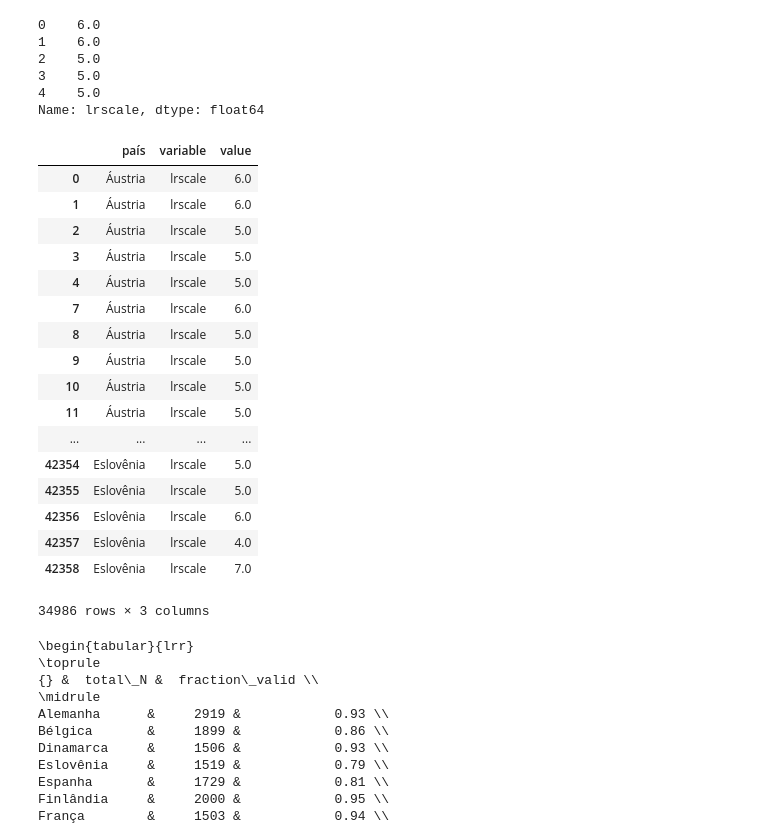
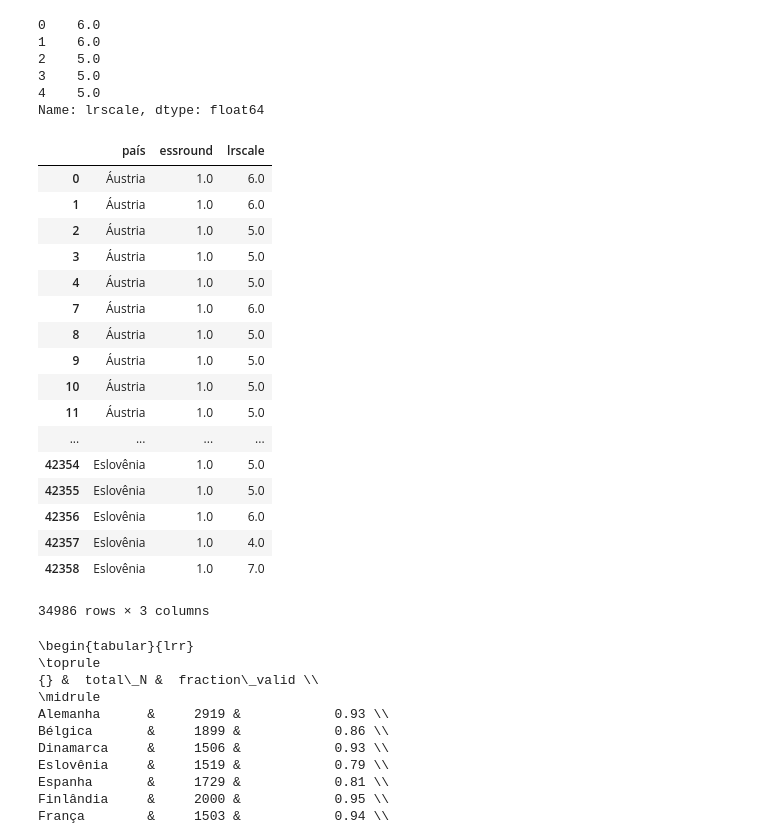
Before and after one commit to marcelovmaciel/Projeto, a Jupyter notebook: data-analysis/01-load_ess.ipynb, the cells around one changed output. Drawn from its saved outputs; the diff is of its cells as text; code cells hidden in the pictures.

Commit message:
data in a proper format...

```diff
--- a/data-analysis/01-load_ess.ipynb
+++ b/data-analysis/01-load_ess.ipynb
@@ -27,35 +29,50 @@ display(ess2002.lrscale.head())
 4    5.0
 Name: lrscale, dtype: float64
 # %%
-ideo = pd.melt(ess2002,id_vars = "cntry",value_vars = "lrscale")
+ess2002["weighted_ideo"] = ess2002.lrscale*ess2002.pspwght
+
+#ideo = (pd.melt(ess2002,id_vars ="cntry", value_vars = "lrscale").rename(columns = {"cntry": "país"}))
+def return_ideos(x,cols,var):
+    """
+ Better to have the df in a tidy format
+    """
+    ideo = x[cols].rename(columns = {"cntry": "país"})
+    #ideo = ideo.loc[(ideo["país"] != "Italy") & (ideo["país"] != "Czech Republic")]
+
+
+    return ideo
+
+ideo_2002 = return_ideos(ess2002,["cntry", "essround", "lrscale"], "lrscale")
+
+
+#ideo = ess2002[["cntry", "essround", "lrscale"]].rename(columns = {"cntry": "país"})
 #print(ideo["cntry"].unique())
 #print(len(ideo["cntry"].unique()))
-
-ideo = ideo.rename(columns = {"cntry": "país"})
-# the scale is from 0 to 10 ! bigger than that are typos or "don't know"
-ideo = ideo.loc[(ideo.país != "Italy") & (ideo.país != "Czech Republic")]
+# the scale is from 0 to 10 ! bigger than that are typos or "don't
+#ideo = ideo.loc[(ideo.país != "Italy") & (ideo.país != "Czech Republic")]
+#ideo_2002
 # %%
-non_valid_ideo = ideo.loc[ideo["value"]>10.0]
-valid_ideo = ideo.loc[ideo["value"]<=10.0]
+non_valid_ideo = ideo.loc[ideo["lrscale"]>10.0]
+valid_ideo = ideo.loc[(ideo["lrscale"]<=10.0)]
 display(valid_ideo)
 # %% [output]
-|  | país | variable | value |
-| 0 | Áustria | lrscale | 6.0 |
-| 1 | Áustria | lrscale | 6.0 |
-| 2 | Áustria | lrscale | 5.0 |
-| 3 | Áustria | lrscale | 5.0 |
-| 4 | Áustria | lrscale | 5.0 |
-| 7 | Áustria | lrscale | 6.0 |
-| 8 | Áustria | lrscale | 5.0 |
-| 9 | Áustria | lrscale | 5.0 |
-| 10 | Áustria | lrscale | 5.0 |
-| 11 | Áustria | lrscale | 5.0 |
+|  | país | essround | lrscale |
+| 0 | Áustria | 1.0 | 6.0 |
+| 1 | Áustria | 1.0 | 6.0 |
+| 2 | Áustria | 1.0 | 5.0 |
+| 3 | Áustria | 1.0 | 5.0 |
+| 4 | Áustria | 1.0 | 5.0 |
+| 7 | Áustria | 1.0 | 6.0 |
+| 8 | Áustria | 1.0 | 5.0 |
+| 9 | Áustria | 1.0 | 5.0 |
+| 10 | Áustria | 1.0 | 5.0 |
+| 11 | Áustria | 1.0 | 5.0 |
 | ... | ... | ... | ... |
-| 42354 | Eslovênia | lrscale | 5.0 |
-| 42355 | Eslovênia | lrscale | 5.0 |
-| 42356 | Eslovênia | lrscale | 6.0 |
-| 42357 | Eslovênia | lrscale | 4.0 |
-| 42358 | Eslovênia | lrscale | 7.0 |
+| 42354 | Eslovênia | 1.0 | 5.0 |
+| 42355 | Eslovênia | 1.0 | 5.0 |
+| 42356 | Eslovênia | 1.0 | 6.0 |
+| 42357 | Eslovênia | 1.0 | 4.0 |
+| 42358 | Eslovênia | 1.0 | 7.0 |
 34986 rows × 3 columns
 # %%
 total_N = ideo.país.value_counts().rename("total_N")
```
Also changed, not shown: parts of 3 cells of this notebook, 1 other file.
